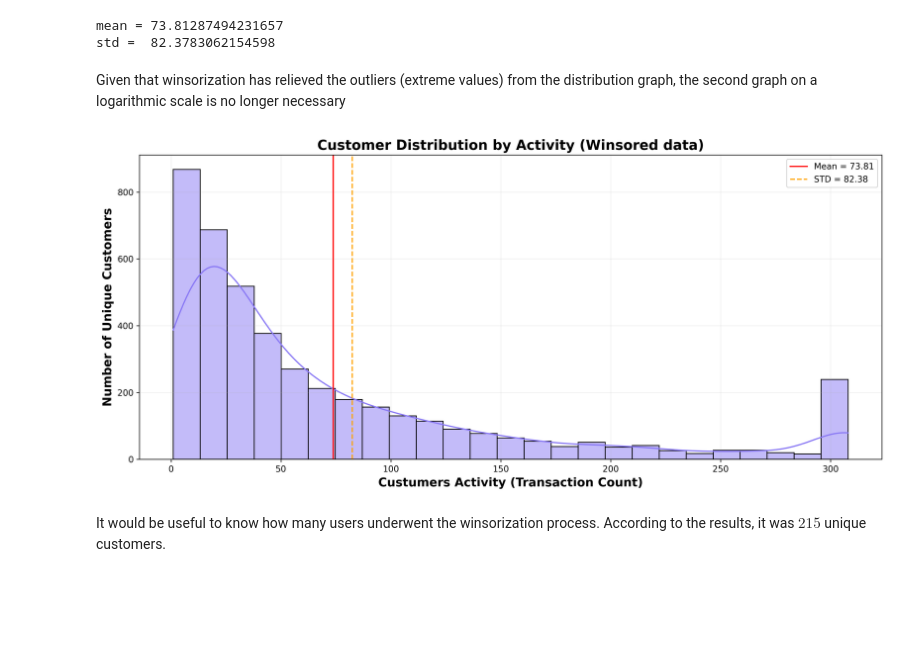
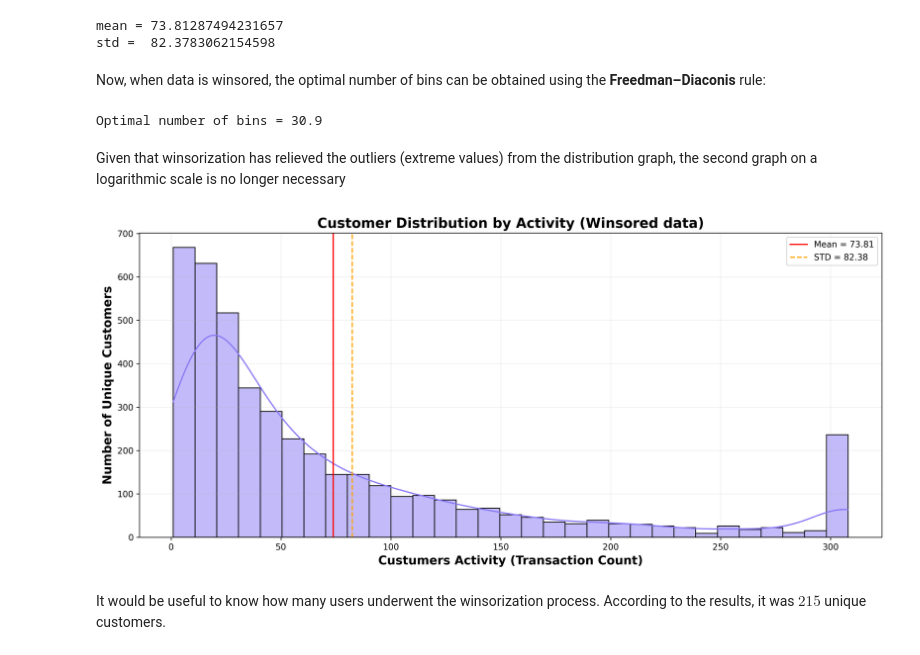
Before and after one commit to RV01011001/project_1-customer-segmentation, a Jupyter notebook: notebooks/03_exploratory_data_analysis.ipynb, the cells around one changed output. Saved outputs shown, nothing was run; the diff lists cells and outputs as text; code cells hidden in the pictures; blank space fills up the shorter version.

Commit message:
Working on stage 3 -Exploratory Data Analysis

```diff
--- a/notebooks/03_exploratory_data_analysis.ipynb
+++ b/notebooks/03_exploratory_data_analysis.ipynb
@@ -269,26 +282,34 @@ print("mean =", ustomer_winsored_mean, "\nstd = ", customer_winsored_std)
 # %% [output]
 mean = 73.81287494231657
 std =  82.3783062154598
+# %% [markdown]
+Now, when data is winsored, the optimal number of bins can be obtained using the **Freedman–Diaconis** rule:
+# %%
+bw = (2 * customer_IQR) / pow(len(custumer_counts_winsored), 1/3)
+winsored_customer_bins = (custumer_counts_winsored.max() - custumer_counts_winsored.min()) / bw
+print (f"Optimal number of bins = {winsored_customer_bins:.1f}")
+# %% [output]
+Optimal number of bins = 30.9
 # %% [markdown]
 Given that winsorization has relieved the outliers (extreme values) from the distribution graph, the second graph on a logarithmic scale is no longer necessary
 # %%
 fig, ax = plt.subplots(figsize = (13, 6), dpi = 300)
 
 #============ Plot 1 ==========
-sns.histplot(custumer_counts_winsored, bins = 25, ax = ax, kde = True, color = '#8978f5', edgecolor = 'black', linewidth = 1)
+sns.histplot(custumer_counts_winsored, bins = 31, ax = ax, kde = True, color = '#8978f5', edgecolor = 'black', linewidth = 1)
 ax.axvline(ustomer_winsored_mean, color = 'red', label = f'Mean = {ustomer_winsored_mean:.2f}')
 ax.axvline(customer_winsored_std, color = 'orange', ls = '--', label = f'STD = {customer_winsored_std:.2f}')
 
 ax.set_title('Customer Distribution by Activity (Winsored data)', fontweight = 'bold', fontsize = 16)
 ax.set_xlabel('Custumers Activity (Transaction Count)', fontweight = 'bold', fontsize = 14)
 ax.set_ylabel('Number of Unique Customers', fontweight = 'bold', fontsize = 14)
 ax.legend()
 ax.grid(alpha = 0.2)
 
 plt.tight_layout()
 plt.show()
 # %% [output]
-[figure, old version]
+[figure, new version]
 # %% [markdown]
 It would be useful to know how many users underwent the winsorization process. According to the results, it was $215$ unique customers.
 # %%
```
Also changed, not shown: parts of 8 cells of this notebook, 1 other file.
